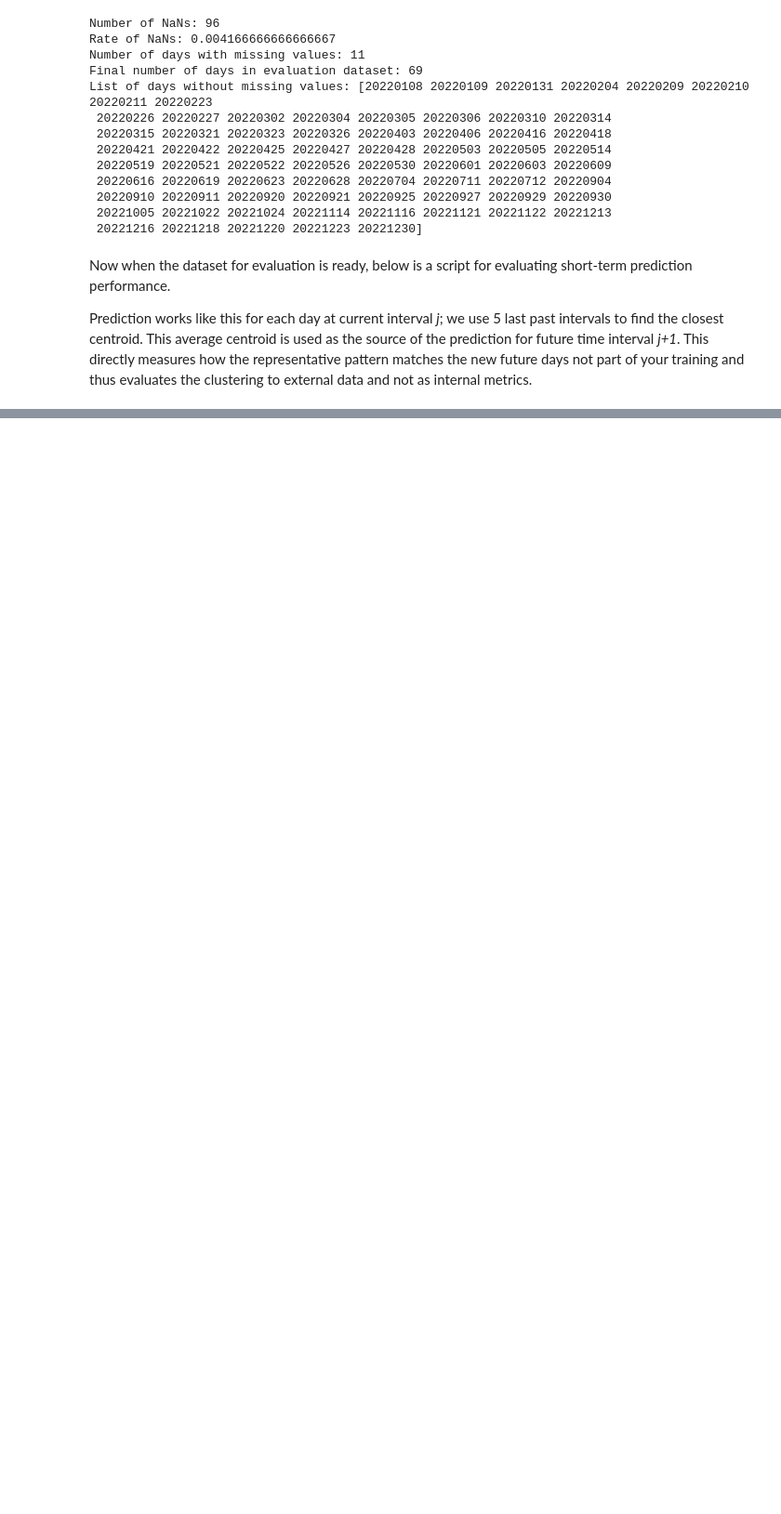
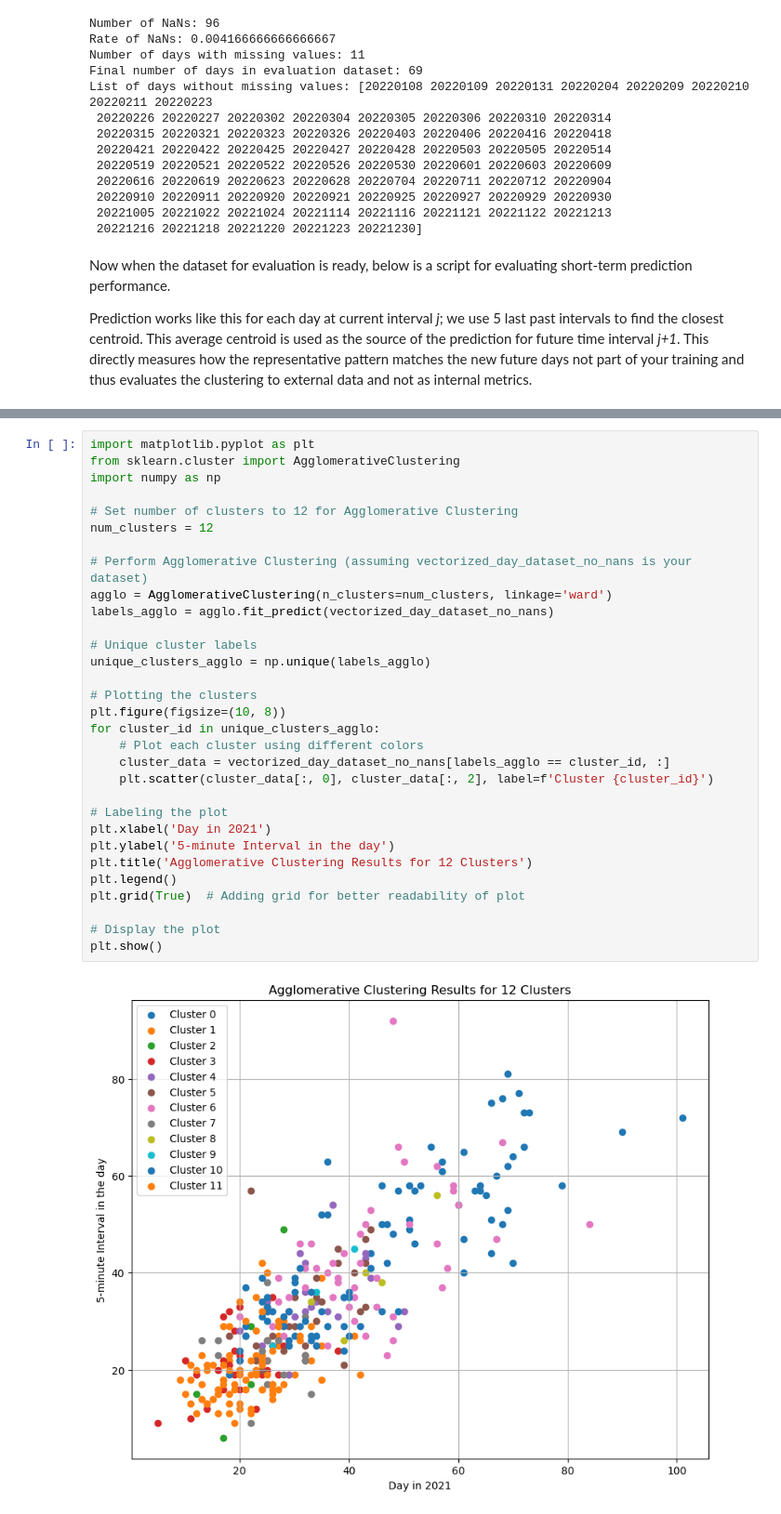
Before and after one commit to ksyhum/AI-Transportation, a Jupyter notebook: Lab 5/exercise_5_clustering.ipynb, the cells around one changed output, grey strips where cells are left out. Shown at 93% size. Drawn from its saved outputs; the diff is of its cells as text; blank space fills up the shorter version.

```diff
--- a/Lab 5/exercise_5_clustering.ipynb
+++ b/Lab 5/exercise_5_clustering.ipynb
@@ -762,0 +1278,33 @@ Prediction accuracy MAPE: 0.24531753390066866
+# %%
+import matplotlib.pyplot as plt
+from sklearn.cluster import AgglomerativeClustering
+import numpy as np
+
+# Set number of clusters to 12 for Agglomerative Clustering
+num_clusters = 12
+
+# Perform Agglomerative Clustering (assuming vectorized_day_dataset_no_nans is your dataset)
+agglo = AgglomerativeClustering(n_clusters=num_clusters, linkage='ward')
+labels_agglo = agglo.fit_predict(vectorized_day_dataset_no_nans)
+
+# Unique cluster labels
+unique_clusters_agglo = np.unique(labels_agglo)
+
+# Plotting the clusters
+plt.figure(figsize=(10, 8))
+for cluster_id in unique_clusters_agglo:
+    # Plot each cluster using different colors
+    cluster_data = vectorized_day_dataset_no_nans[labels_agglo == cluster_id, :]
+    plt.scatter(cluster_data[:, 0], cluster_data[:, 2], label=f'Cluster {cluster_id}')
+
+# Labeling the plot
+plt.xlabel('Day in 2021')
+plt.ylabel('5-minute Interval in the day')
+plt.title('Agglomerative Clustering Results for 12 Clusters')
+plt.legend()
+plt.grid(True)  # Adding grid for better readability of plot
+
+# Display the plot
+plt.show()
+# %% [output]
+[figure, added]
```
Also changed, not shown: parts of 31 cells of this notebook, 1 other file.
